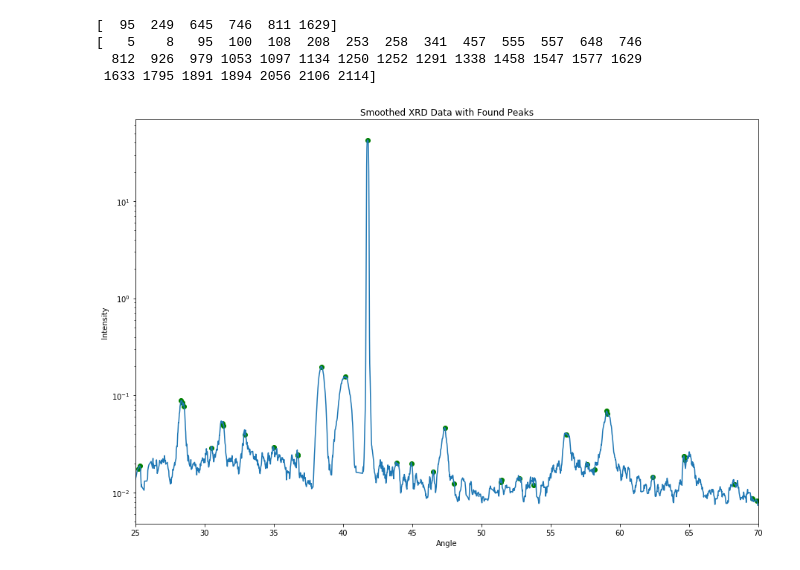
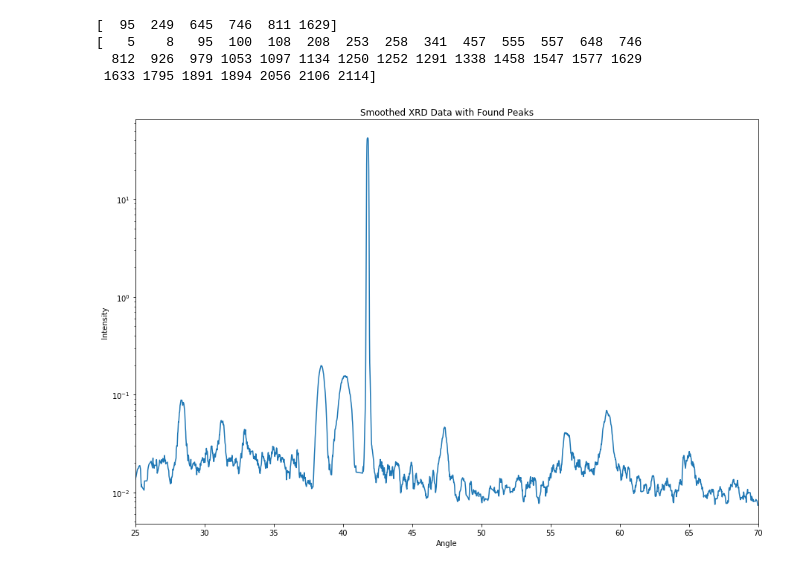
Before and after one commit to JamesPCrosby/XRD_analysis, a Jupyter notebook: XRD_data.ipynb, the cells around one changed output. Cells and saved outputs as stored; diff of their text form; code cells hidden in the pictures.

```diff
--- a/XRD_data.ipynb
+++ b/XRD_data.ipynb
@@ -111,14 +111,14 @@ indexes = peakutils.indexes(smoothed_y_data, thres=0.5, min_dist=30)
 # %%
 # Plot data with found peaks
 plt.subplots(figsize = (15, 10))
 plt.plot(x_array, smoothed_y_data)
 plt.yscale('log')
 plt.xlim(25, 70)
 #plt.scatter(x_array[peaks], smoothed_y_data[peaks], marker ='x', color = 'red', s = 100)
-plt.scatter(x_array[peak_indicies], smoothed_y_data[peak_indicies], color = 'green')
+#plt.scatter(x_array[peak_indicies], smoothed_y_data[peak_indicies], color = 'green')
 plt.xlabel('Angle')
 plt.ylabel('Intensity')
 plt.title('Smoothed XRD Data with Found Peaks')
 plt.show()
 # %% [output]
-[figure, old version]
+[figure, new version]
```
Also changed, not shown: parts of 5 cells of this notebook.
